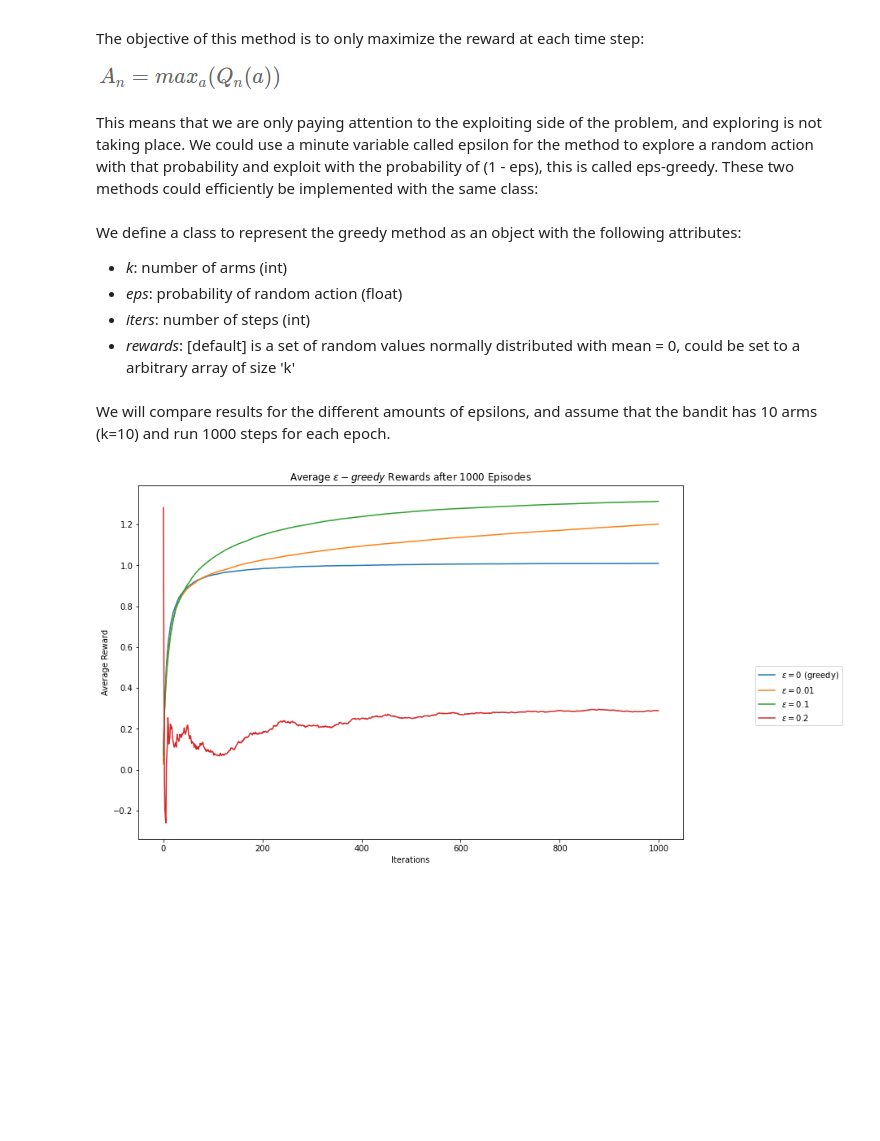
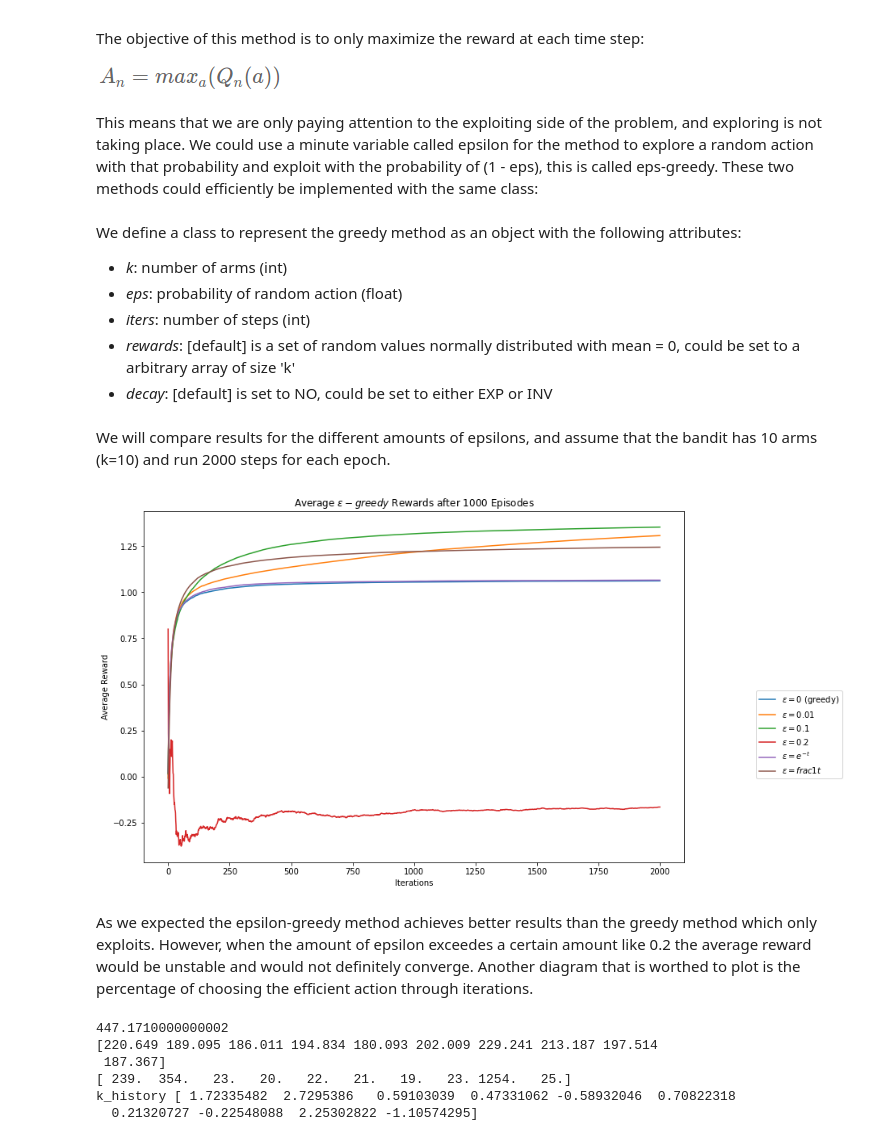
Before and after one commit to HesamKorki/armed_bandit_RL, a Jupyter notebook: Armed_Bandits.ipynb, the cells around one changed output. Cells and saved outputs as stored; diff of their text form; code cells hidden in the pictures; blank space fills up the shorter version.

Commit message:
Added decayed epsilon methods

```diff
--- a/Armed_Bandits.ipynb
+++ b/Armed_Bandits.ipynb
@@ -29,13 +30,21 @@ We define a class to represent the greedy method as an object with the following
 - *eps*: probability of random action (float)
 - *iters*: number of steps (int)
 - *rewards*: [default] is a set of random values normally distributed with mean = 0, could be set to a arbitrary array of size 'k'
+- *decay*: [default] is set to NO, could be set to either EXP or INV
 # %%
 class GreedyBandit:
 
-    def __init__(self, k, eps, iters, rewards='random'):
+    def __init__(self, k, eps, iters, rewards='random', decay="NO"):
 
         self.k = k
-        self.eps = eps
+        self.decay = decay
+        if decay=="NO":
+            self.eps = eps
+        elif decay =="EXP":
+            self.eps = math.exp(-1)
+        else:
+            self.eps = 1
+
         self.iters = iters
 
         #step count
@@ -59,6 +68,14 @@ class GreedyBandit:
         elif rewards == 'random':
             #Draw means from probability distribution
             self.rewards = np.random.normal(0, 1, k)
+
+    def calc_eps(self, t):
+        if self.decay == "NO":
+            return self.eps
+        elif self.decay == "EXP":
+            return math.exp(-(t+1))
+        else:
+            return 1/(t+1)
 
     def generate(self):
 
@@ -85,18 +102,26 @@ class GreedyBandit:
     def go(self):
 
         for i in range(self.iters):
+            self.eps = self.calc_eps(i)
             self.generate()
             self.history[i] = self.mean
 # %% [markdown]
-We will compare results for the different amounts of epsilons, and assume that the bandit has 10 arms (k=10) and run 1000 steps for each epoch.
+We will compare results for the different amounts of epsilons, and assume that the bandit has 10 arms (k=10) and run 2000 steps for each epoch.
 # %%
 k = 10
-iters = 1000
+iters = 2000
 
 eps_0_rewards = np.zeros(iters)
 eps_01_rewards = np.zeros(iters)
 eps_1_rewards = np.zeros(iters)
 eps_2_rewards = np.zeros(iters)
+eps_exp_rewards = np.zeros(iters)
+eps_inv_rewards = np.zeros(iters)
+
+eps_0_selection = np.zeros(k)
+eps_01_selection = np.zeros(k)
+eps_1_selection = np.zeros(k)
+eps_2_selection = np.zeros(k)
 
 episodes = 1000
 # Run experiments
@@ -106,34 +131,63 @@ for i in range(episodes):
     eps_01 = GreedyBandit(k, 0.01, iters, eps_0.rewards.copy())
     eps_1 = GreedyBandit(k, 0.1, iters, eps_0.rewards.copy())
     eps_2 = GreedyBandit(k, 0.2, iters, eps_0.rewards.copy())
+    eps_exp = GreedyBandit(k, 0, iters, eps_0.rewards.copy(), decay="EXP")
+    eps_inv = GreedyBandit(k, 0, iters, eps_0.rewards.copy(), decay="INV")
 
     # Run experiments
     eps_0.go()
     eps_01.go()
     eps_1.go()
     eps_2.go()
+    eps_exp.go()
+    eps_inv.go()
 
     # Update long-term averages
     eps_0_rewards = eps_0_rewards + (
         eps_0.history - eps_0_rewards) / (i + 1)
     eps_01_rewards = eps_01_rewards + (
         eps_01.history - eps_01_rewards) / (i + 1)
     eps_1_rewards = eps_1_rewards + (
         eps_1.history - eps_1_rewards) / (i + 1)
     eps_2_rewards = eps_2_rewards + (
         eps_1.history - eps_1_rewards) / (i + 1)
 
+    eps_exp_rewards += (eps_exp.history - eps_exp_rewards)/(i+1)
+    eps_inv_rewards += (eps_inv.history - eps_inv_rewards)/(i+1)
+
+    # Average actions per episode
+    eps_0_selection += (eps_0.k_n - eps_0_selection)/(i+1)
+    eps_01_selection += (eps_01.k_n - eps_01_selection)/(i+1)
+    eps_1_selection += (eps_1.k_n - eps_1_selection)/(i+1)
+    eps_2_selection += (eps_2.k_n - eps_2_selection)/(i+1)
+
 
 plt.figure(figsize=(12,8))
 plt.plot(eps_0_rewards, label="$\epsilon=0$ (greedy)")
 plt.plot(eps_01_rewards, label="$\epsilon=0.01$")
 plt.plot(eps_1_rewards, label="$\epsilon=0.1$")
 plt.plot(eps_2_rewards, label="$\epsilon=0.2$")
+plt.plot(eps_exp_rewards, label="$\epsilon=e^{-t}$")
+plt.plot(eps_inv_rewards, label="$\epsilon=frac{1}{t}$")
 plt.legend(bbox_to_anchor=(1.3, 0.5))
 plt.xlabel("Iterations")
 plt.ylabel("Average Reward")
 plt.title("Average $\epsilon-greedy$ Rewards after " + str(episodes)
     + " Episodes")
 plt.show()
 # %% [output]
-[figure, old version]
+[figure, new version]
+# %% [markdown]
+As we expected the epsilon-greedy method achieves better results than the greedy method which only exploits. However, when the amount of epsilon exceedes a certain amount like 0.2 the average reward would be unstable and would not definitely converge. Another diagram that is worthed to plot is the percentage of choosing the efficient action through iterations.
+# %%
+print(max(eps_0_selection))
+print(eps_1_selection)
+print(eps_1.k_n)
+print("k_history", eps_1.k_history)
+# %% [output]
+447.1710000000002
+[220.649 189.095 186.011 194.834 180.093 202.009 229.241 213.187 197.514
+ 187.367]
+[ 239.  354.   23.   20.   22.   21.   19.   23. 1254.   25.]
+k_history [ 1.72335482  2.7295386   0.59103039  0.47331062 -0.58932046  0.70822318
+  0.21320727 -0.22548088  2.25302822 -1.10574295]
```
Also changed, not shown: parts of 2 cells of this notebook.
